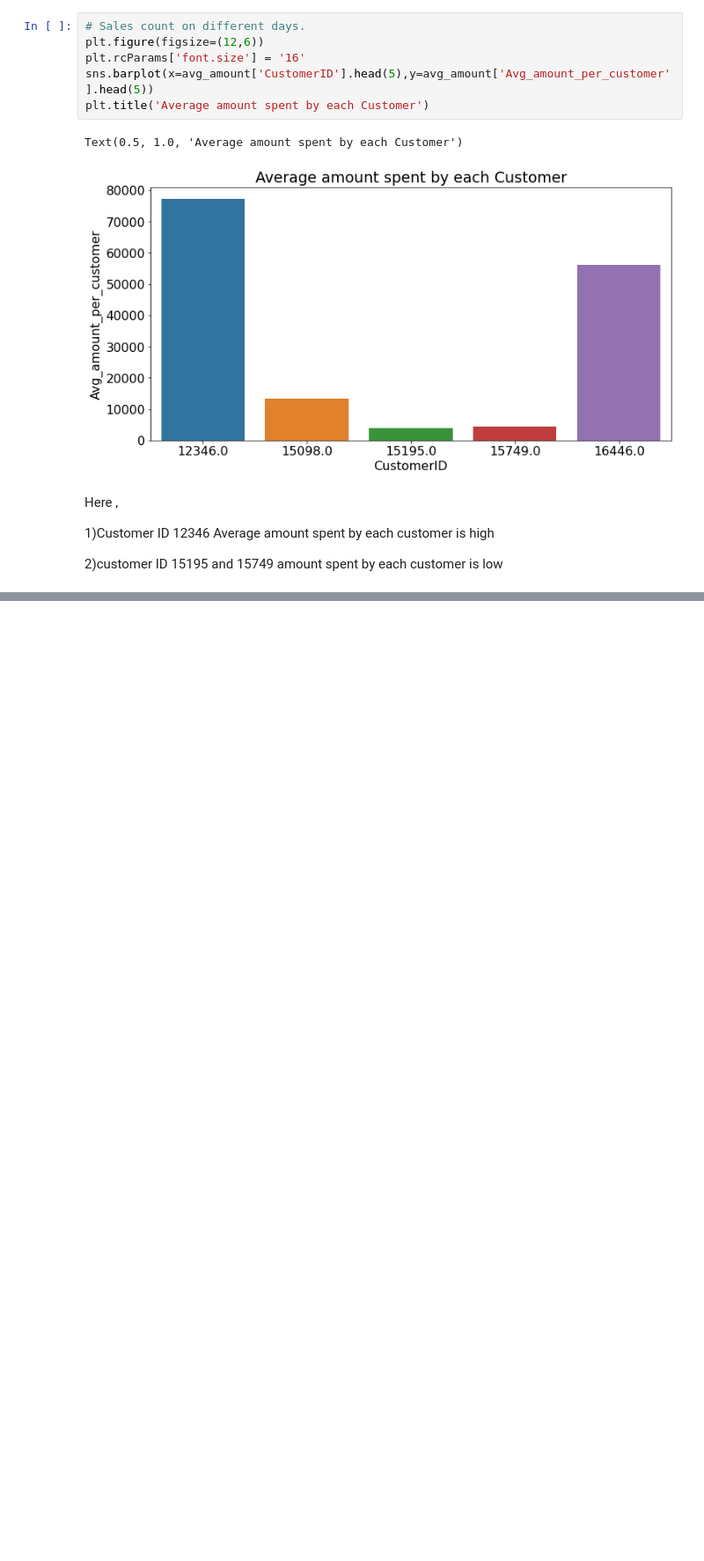
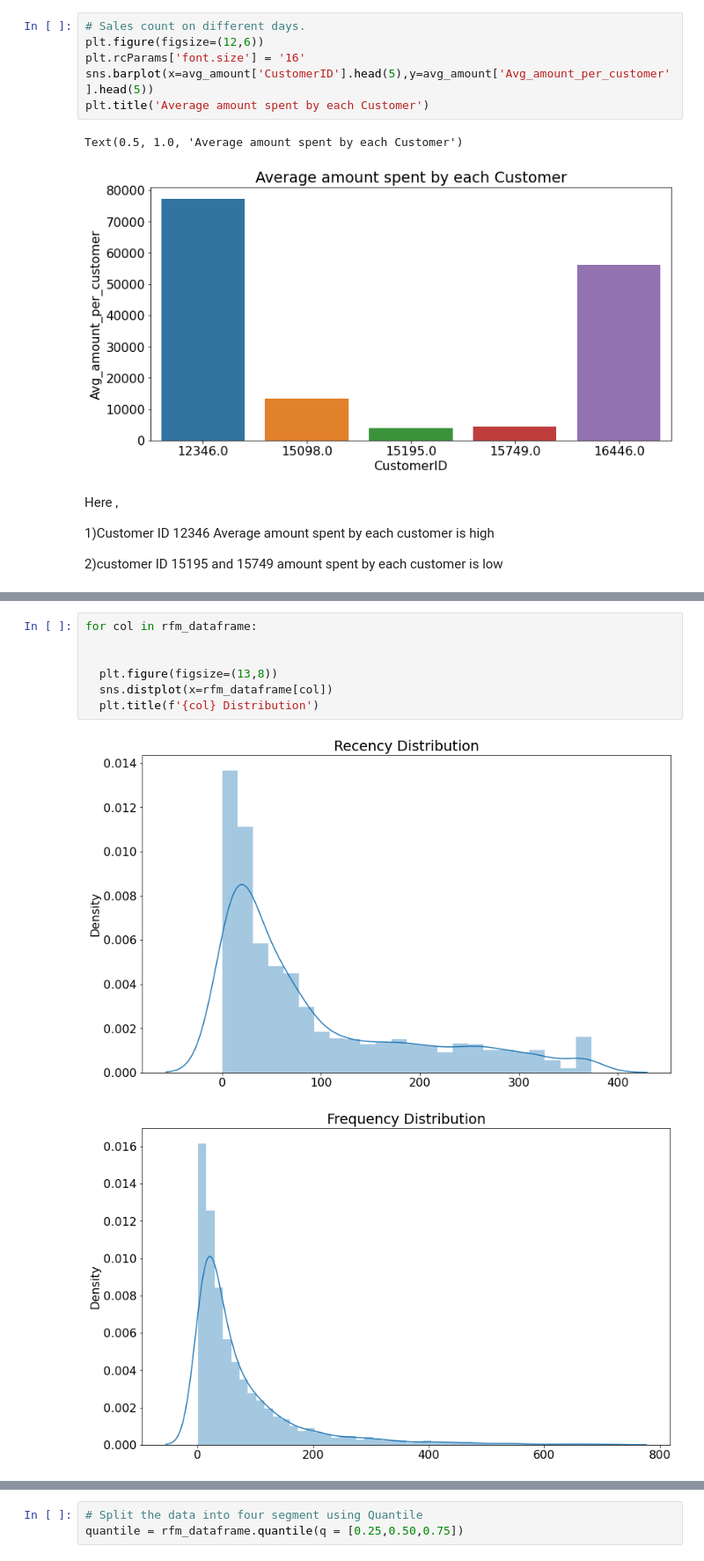
Before and after one commit to Gayatri-Surapaneni/Online-customer-segmentation, a Jupyter notebook: Online_customers_segmentation.ipynb, the cells around one changed output, grey strips where cells are left out. Shown at 88% size. Drawn from its saved outputs; the diff is of its cells as text; blank space fills up the shorter version.

```diff
--- a/Online_customers_segmentation.ipynb
+++ b/Online_customers_segmentation.ipynb
@@ -736,0 +858,10 @@ Here ,
+# %%
+for col in rfm_dataframe:
+
+
+  plt.figure(figsize=(13,8))
+  sns.distplot(x=rfm_dataframe[col])
+  plt.title(f'{col} Distribution')
+# %% [output]
+[figure, added]
+[figure, added]
@@ -736,0 +869,3 @@ Here ,
+# %%
+# Split the data into four segment using Quantile
+quantile = rfm_dataframe.quantile(q = [0.25,0.50,0.75])
```
Also changed, not shown: parts of 33 cells of this notebook.
